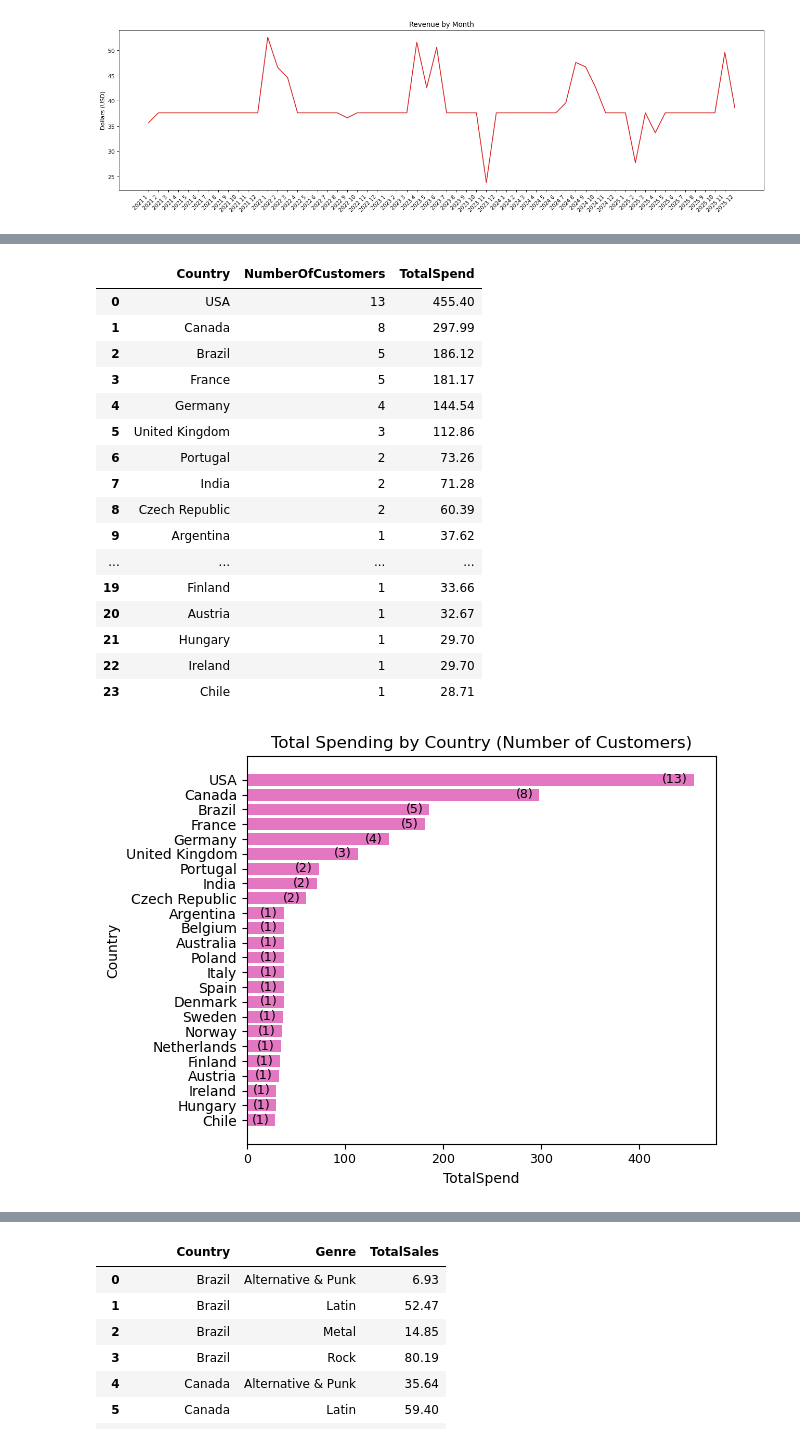
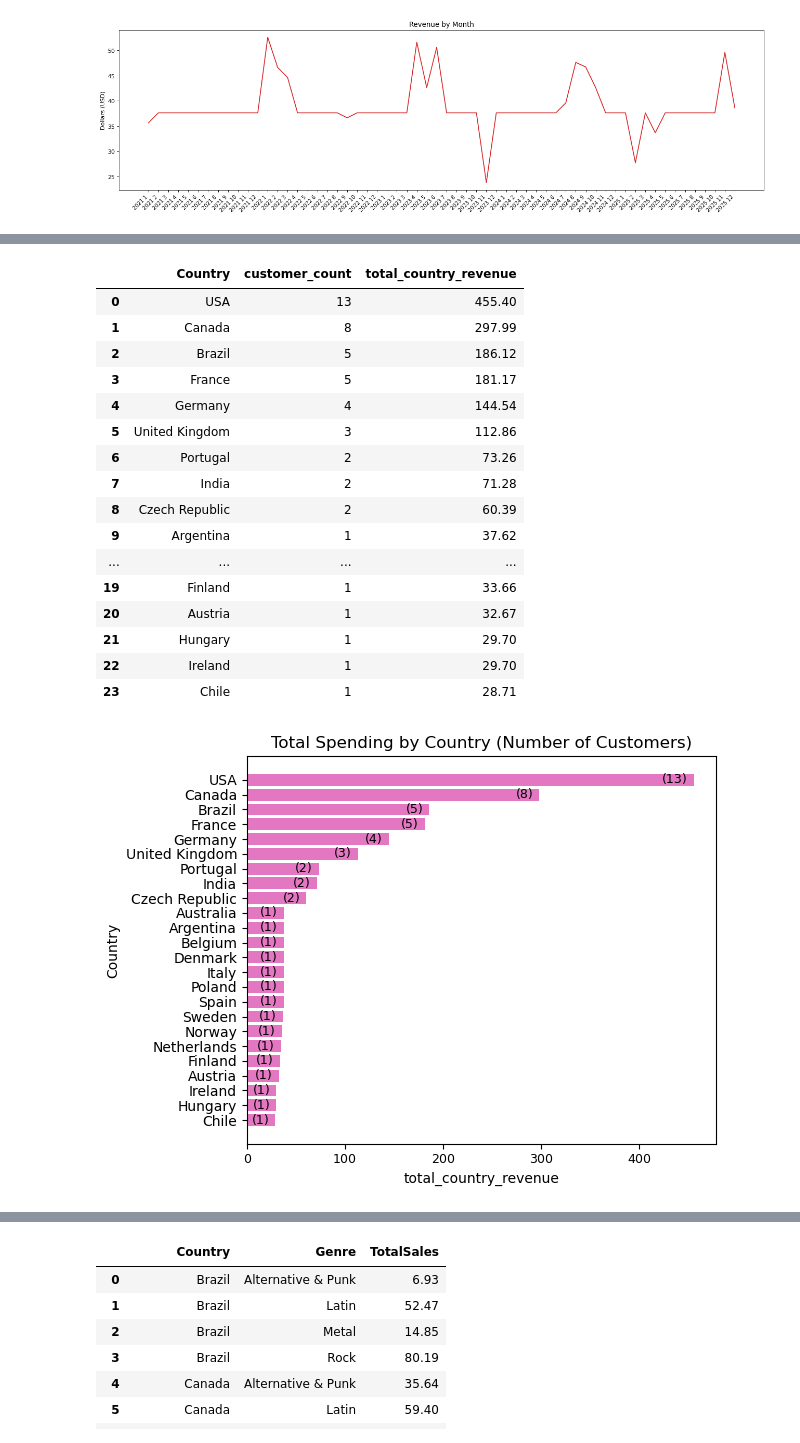
Before and after one commit to bpgodsil/sql-chinook-project, a Jupyter notebook: notebooks/ChinookSQLProject.ipynb, the cells around one changed output, grey strips where cells are left out. Drawn from its saved outputs; the diff is of its cells as text; code cells hidden in the pictures.

```diff
--- a/ChinookSQLProject.ipynb
+++ b/notebooks/ChinookSQLProject.ipynb
@@ -325,21 +354,28 @@ Examine total sales data by country.
 # %%
-# calculate the total numer of customers and the total sales in each country
+# calculating total sales by country using invoiceline data because total invoice values in invoice table include non-music genres
 query = """
-    SELECT c.Country,
-           COUNT(DISTINCT c.CustomerID) AS NumberOfCustomers,
-           SUM(il.UnitPrice * il.Quantity) AS TotalSpend
+
+    SELECT
+         c.Country,
+         COUNT(DISTINCT c.CustomerID) AS customer_count,
+         SUM(il.UnitPrice * il.Quantity) AS total_country_revenue
     FROM customer AS c
-    JOIN invoice AS i ON c.CustomerID = i.CustomerID
-    JOIN invoiceline_music AS il ON i.InvoiceID = il.InvoiceID
-    JOIN track_music AS tr ON il.TrackID = tr.TrackID
-    JOIN genre_music AS ge ON tr.GenreID = ge.GenreID
+    JOIN invoice AS i
+      ON c.CustomerID = i.CustomerID
+    JOIN invoiceline_music AS il
+      ON i.InvoiceID = il.InvoiceID
+    JOIN track_music AS tr
+      ON il.TrackID = tr.TrackID
+    JOIN genre_music AS ge
+      ON tr.GenreID = ge.GenreID
     GROUP BY c.Country
-    ORDER BY SUM(i.Total) DESC, COUNT(c.CustomerID) DESC;
+    ORDER BY SUM(il.UnitPrice * il.Quantity) DESC, COUNT(c.CustomerID) DESC;
+
 """
 country_sales = pd.read_sql_query(query, engine)
-country_sales.head(24)
+country_sales
 # %% [output]
-|  | Country | NumberOfCustomers | TotalSpend |
+|  | Country | customer_count | total_country_revenue |
 | 0 | USA | 13 | 455.40 |
 | 1 | Canada | 8 | 297.99 |
 | 2 | Brazil | 5 | 186.12 |
@@ -358,25 +394,25 @@ country_sales.head(24)
 | 23 | Chile | 1 | 28.71 |
 # %%
 # horizontal bar chart of total spending of each country on music artists
-# number of customers per country shown in parenthesis on heach bar
+# number of customers per country shown in parenthesis on each bar
 
-# Function to add value labels on top of bars
+# function to add value labels on top of bars
 def add_labels(x, y, labels):
     for i in range(len(x)):
         label = f"({labels[i]})"
         plt.text(x[i] - 6, y[i], label, va='center', ha='right', fontsize=9, color='black')
 
-# reorder above query dataframe rows to for visualization
-df = country_sales.sort_values(by="TotalSpend", ascending=True)
+# reorder rows to for visualization
+df = country_sales.sort_values(by="total_country_revenue", ascending=True)
 
 # plot horizontal bars
-plt.barh(df['Country'], df['TotalSpend'], color= mcolors.TABLEAU_COLORS['tab:pink'])
+plt.barh(df['Country'], df['total_country_revenue'], color= mcolors.TABLEAU_COLORS['tab:pink'])
 y_positions = range(len(df))
 plt.ylabel("Country")
-add_labels(df['TotalSpend'].values, y_positions, df['NumberOfCustomers'].values)
-plt.xlabel("TotalSpend")
+add_labels(df['total_country_revenue'].values, y_positions, df['customer_count'].values)
+plt.xlabel("total_country_revenue")
 plt.title("Total Spending by Country (Number of Customers)")
 plt.tight_layout()
 plt.show()
 # %% [output]
-[figure, old version]
+[figure, new version]
```
Also changed, not shown: parts of 38 cells of this notebook, 5 other files.
